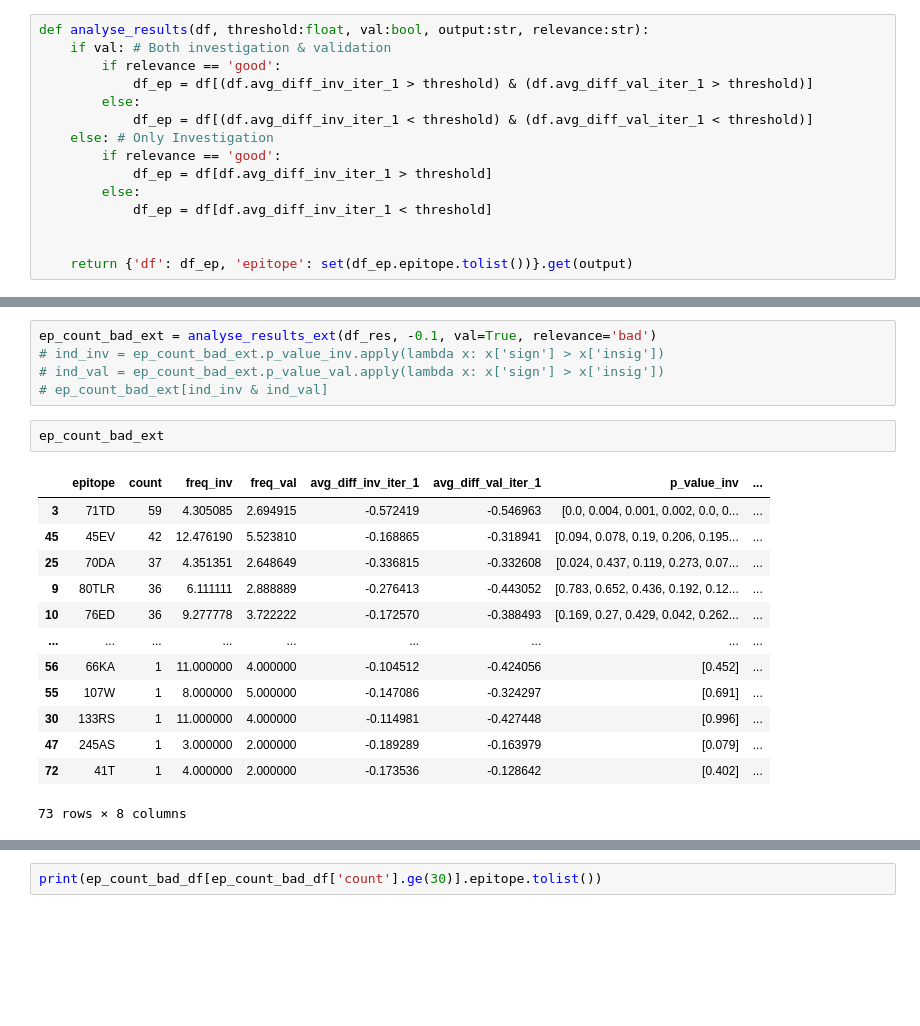
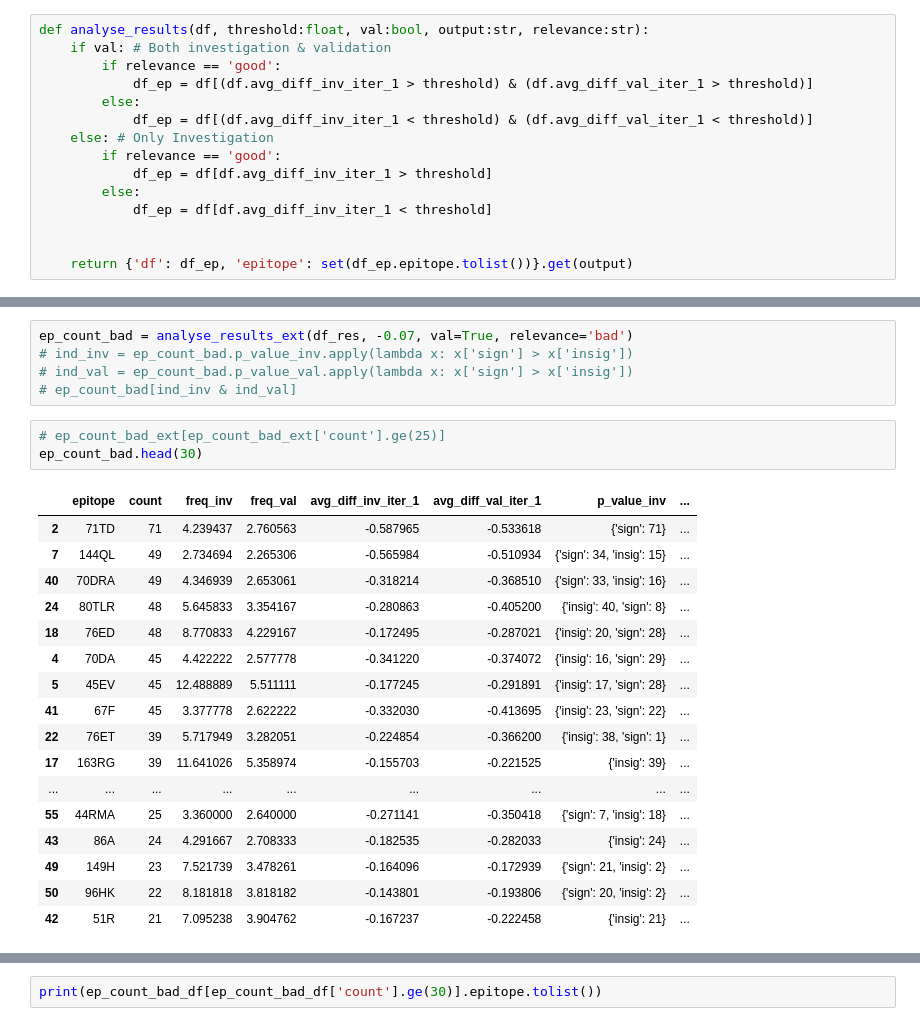
Before and after one commit to umcu-stride/desa_paper, a Jupyter notebook: Notebooks/epitope_relevance/investigation-validation/relevant_epitopes_automation.ipynb, the cells around one changed output, grey strips where cells are left out. Cells and saved outputs as stored; diff of their text form; blank space fills up the shorter version.

```diff
--- a/Notebooks/epitope_relevance/investigation-validation/relevant_epitopes_automation.ipynb
+++ b/Notebooks/epitope_relevance/investigation-validation/relevant_epitopes_automation.ipynb
@@ -264,23 +266,28 @@ def analyse_results_ext(dfs, threshold:float, val:bool, relevance:str):
 
     return df_final.sort_values(by='count', ascending=False)
 # %%
-ep_count_bad_ext = analyse_results_ext(df_res, -0.1, val=True, relevance='bad')
-# ind_inv = ep_count_bad_ext.p_value_inv.apply(lambda x: x['sign'] > x['insig'])
-# ind_val = ep_count_bad_ext.p_value_val.apply(lambda x: x['sign'] > x['insig'])
-# ep_count_bad_ext[ind_inv & ind_val]
+ep_count_bad = analyse_results_ext(df_res, -0.07, val=True, relevance='bad')
+# ind_inv = ep_count_bad.p_value_inv.apply(lambda x: x['sign'] > x['insig'])
+# ind_val = ep_count_bad.p_value_val.apply(lambda x: x['sign'] > x['insig'])
+# ep_count_bad[ind_inv & ind_val]
-# %%
-ep_count_bad_ext
-# %% [output]
-|  | epitope | count | freq_inv | freq_val | avg_diff_inv_iter_1 | avg_diff_val_iter_1 | p_value_inv | ... |
-| 3 | 71TD | 59 | 4.305085 | 2.694915 | -0.572419 | -0.546963 | [0.0, 0.004, 0.001, 0.002, 0.0, 0... | ... |
-| 45 | 45EV | 42 | 12.476190 | 5.523810 | -0.168865 | -0.318941 | [0.094, 0.078, 0.19, 0.206, 0.195... | ... |
-| 25 | 70DA | 37 | 4.351351 | 2.648649 | -0.336815 | -0.332608 | [0.024, 0.437, 0.119, 0.273, 0.07... | ... |
-| 9 | 80TLR | 36 | 6.111111 | 2.888889 | -0.276413 | -0.443052 | [0.783, 0.652, 0.436, 0.192, 0.12... | ... |
-| 10 | 76ED | 36 | 9.277778 | 3.722222 | -0.172570 | -0.388493 | [0.169, 0.27, 0.429, 0.042, 0.262... | ... |
-| ... | ... | ... | ... | ... | ... | ... | ... | ... |
-| 56 | 66KA | 1 | 11.000000 | 4.000000 | -0.104512 | -0.424056 | [0.452] | ... |
-| 55 | 107W | 1 | 8.000000 | 5.000000 | -0.147086 | -0.324297 | [0.691] | ... |
-| 30 | 133RS | 1 | 11.000000 | 4.000000 | -0.114981 | -0.427448 | [0.996] | ... |
-| 47 | 245AS | 1 | 3.000000 | 2.000000 | -0.189289 | -0.163979 | [0.079] | ... |
-| 72 | 41T | 1 | 4.000000 | 2.000000 | -0.173536 | -0.128642 | [0.402] | ... |
-73 rows × 8 columns
+# %%
+# ep_count_bad_ext[ep_count_bad_ext['count'].ge(25)]
+ep_count_bad.head(30)
+# %% [output]
+|  | epitope | count | freq_inv | freq_val | avg_diff_inv_iter_1 | avg_diff_val_iter_1 | p_value_inv | ... |
+| 2 | 71TD | 71 | 4.239437 | 2.760563 | -0.587965 | -0.533618 | {'sign': 71} | ... |
+| 7 | 144QL | 49 | 2.734694 | 2.265306 | -0.565984 | -0.510934 | {'sign': 34, 'insig': 15} | ... |
+| 40 | 70DRA | 49 | 4.346939 | 2.653061 | -0.318214 | -0.368510 | {'sign': 33, 'insig': 16} | ... |
+| 24 | 80TLR | 48 | 5.645833 | 3.354167 | -0.280863 | -0.405200 | {'insig': 40, 'sign': 8} | ... |
+| 18 | 76ED | 48 | 8.770833 | 4.229167 | -0.172495 | -0.287021 | {'insig': 20, 'sign': 28} | ... |
+| 4 | 70DA | 45 | 4.422222 | 2.577778 | -0.341220 | -0.374072 | {'insig': 16, 'sign': 29} | ... |
+| 5 | 45EV | 45 | 12.488889 | 5.511111 | -0.177245 | -0.291891 | {'insig': 17, 'sign': 28} | ... |
+| 41 | 67F | 45 | 3.377778 | 2.622222 | -0.332030 | -0.413695 | {'insig': 23, 'sign': 22} | ... |
+| 22 | 76ET | 39 | 5.717949 | 3.282051 | -0.224854 | -0.366200 | {'insig': 38, 'sign': 1} | ... |
+| 17 | 163RG | 39 | 11.641026 | 5.358974 | -0.155703 | -0.221525 | {'insig': 39} | ... |
+| ... | ... | ... | ... | ... | ... | ... | ... | ... |
+| 55 | 44RMA | 25 | 3.360000 | 2.640000 | -0.271141 | -0.350418 | {'sign': 7, 'insig': 18} | ... |
+| 43 | 86A | 24 | 4.291667 | 2.708333 | -0.182535 | -0.282033 | {'insig': 24} | ... |
+| 49 | 149H | 23 | 7.521739 | 3.478261 | -0.164096 | -0.172939 | {'sign': 21, 'insig': 2} | ... |
+| 50 | 96HK | 22 | 8.181818 | 3.818182 | -0.143801 | -0.193806 | {'sign': 20, 'insig': 2} | ... |
+| 42 | 51R | 21 | 7.095238 | 3.904762 | -0.167237 | -0.222458 | {'insig': 21} | ... |
```
Also changed, not shown: parts of 18 cells of this notebook, 2 other files.
